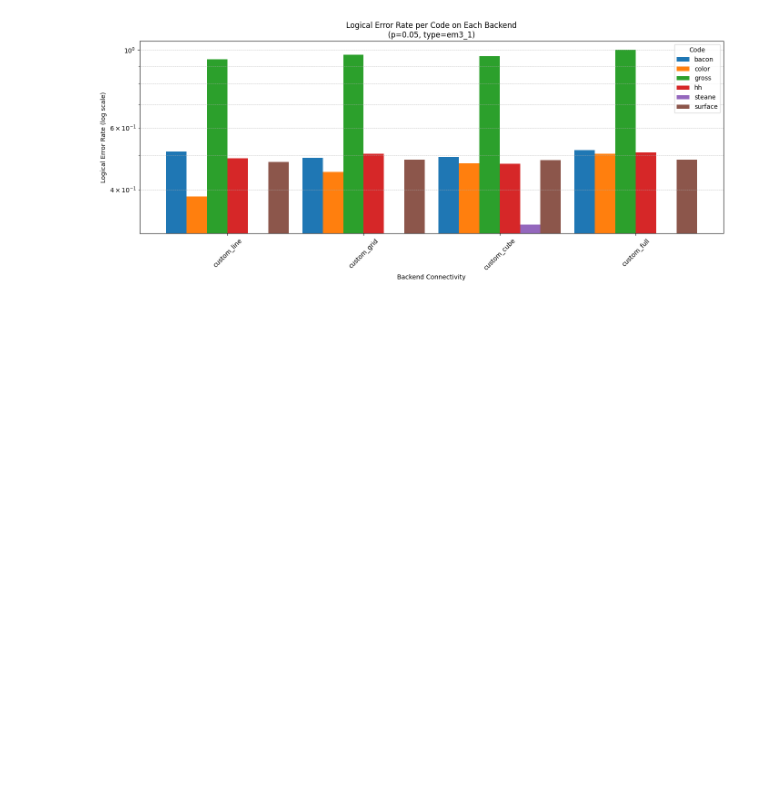
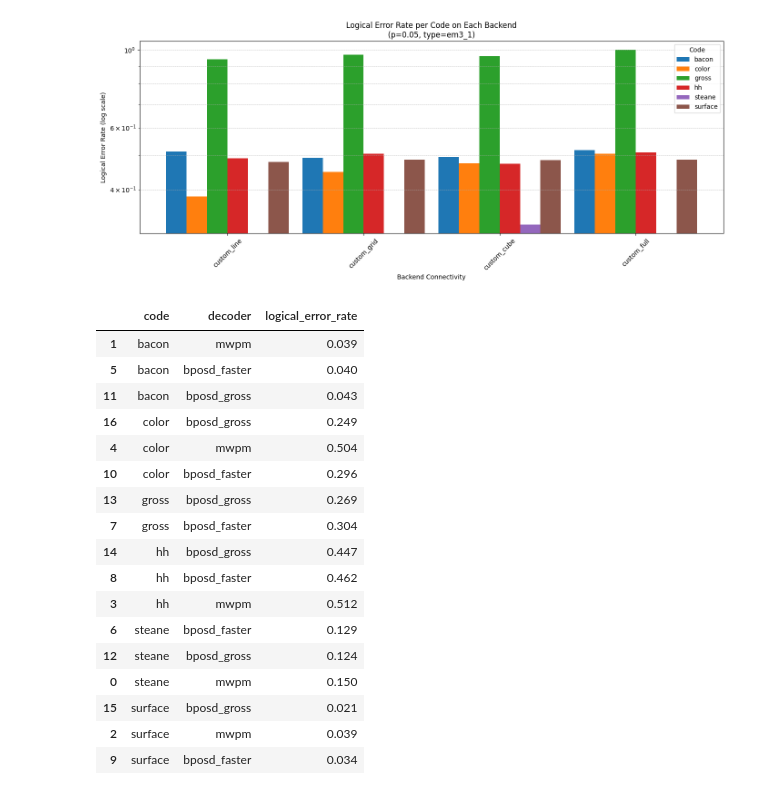
Before and after one commit to aswierkowska/eccentric_bench, a Jupyter notebook: utils/plots.ipynb, the cells around one changed output. Cells and saved outputs as stored; diff of their text form; code cells hidden in the pictures; blank space fills up the shorter version.

Commit message:
Add comparison of decoders

```diff
--- a/utils/plots.ipynb
+++ b/utils/plots.ipynb
@@ -168,3 +168,27 @@ for _, row in combinations.iterrows():
 [figure]
 [figure]
 [figure]
+# %%
+import pandas as pd
+df_decoders = pd.read_csv("../experiment_results/test_decoders/results.csv")
+# %%
+df_decoders[["code", "decoder", "logical_error_rate"]].sort_values(by="code")
+# %% [output]
+|  | code | decoder | logical_error_rate |
+| 1 | bacon | mwpm | 0.039 |
+| 5 | bacon | bposd_faster | 0.040 |
+| 11 | bacon | bposd_gross | 0.043 |
+| 16 | color | bposd_gross | 0.249 |
+| 4 | color | mwpm | 0.504 |
+| 10 | color | bposd_faster | 0.296 |
+| 13 | gross | bposd_gross | 0.269 |
+| 7 | gross | bposd_faster | 0.304 |
+| 14 | hh | bposd_gross | 0.447 |
+| 8 | hh | bposd_faster | 0.462 |
+| 3 | hh | mwpm | 0.512 |
+| 6 | steane | bposd_faster | 0.129 |
+| 12 | steane | bposd_gross | 0.124 |
+| 0 | steane | mwpm | 0.150 |
+| 15 | surface | bposd_gross | 0.021 |
+| 2 | surface | mwpm | 0.039 |
+| 9 | surface | bposd_faster | 0.034 |
```
Also changed, not shown: parts of 1 cell of this notebook, 2 other files.
